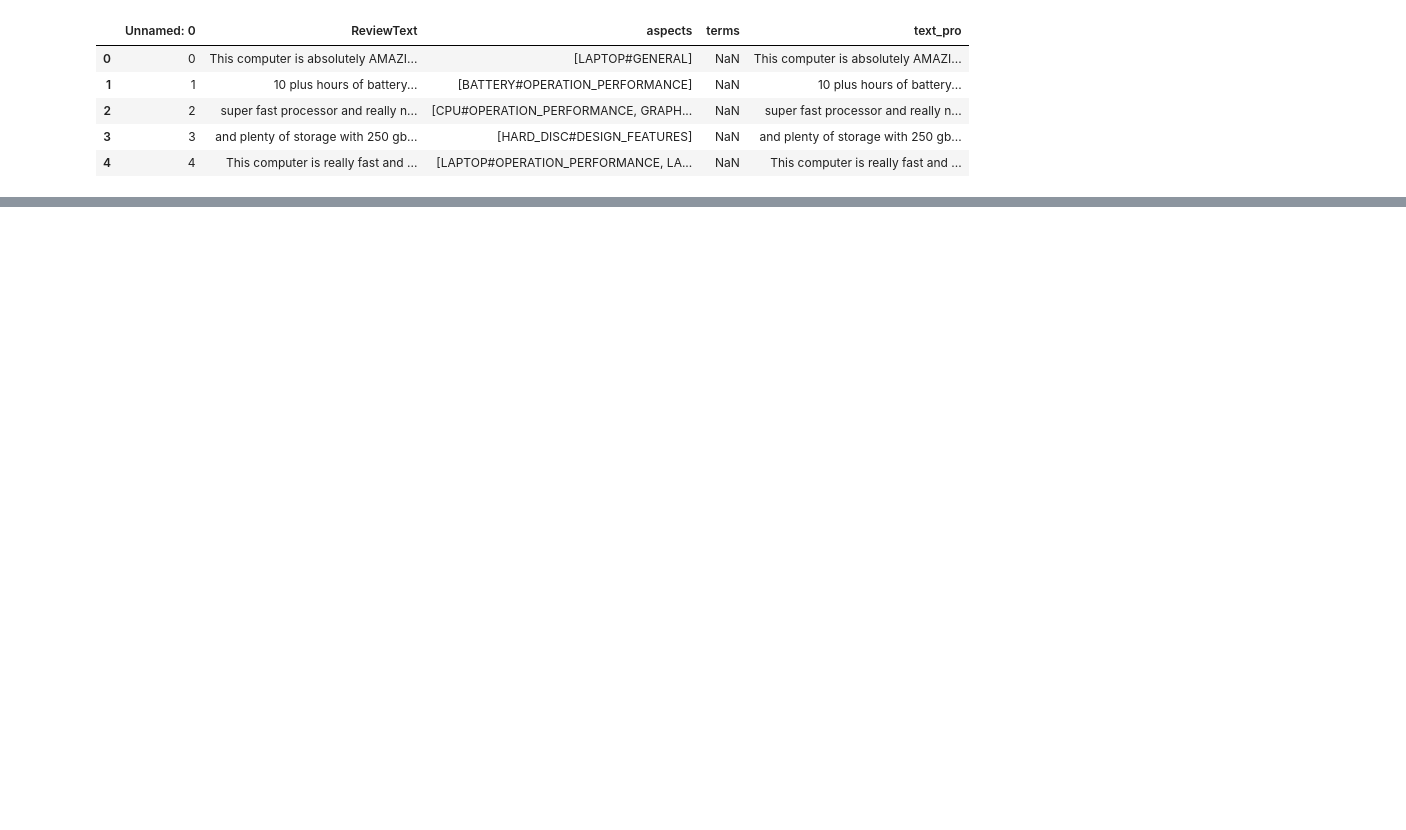
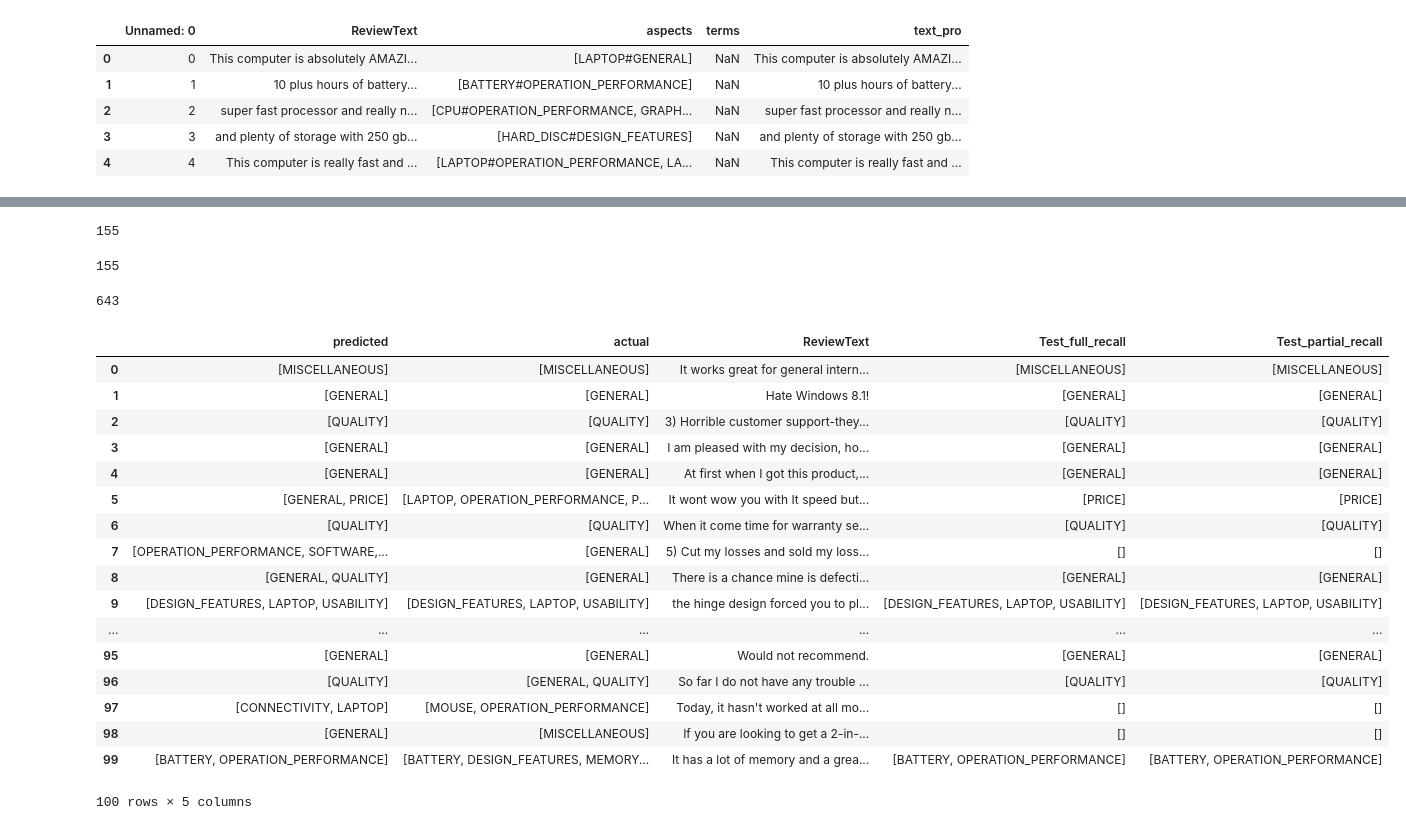
Before and after one commit to GielDerks/NLP_amazon_reviews, a Jupyter notebook: DEV Model Building.ipynb, the cells around one changed output, grey strips where cells are left out. Drawn from its saved outputs; the diff is of its cells as text; code cells hidden in the pictures; blank space fills up the shorter version.

```diff
--- a/DEV Model Building.ipynb
+++ b/DEV Model Building.ipynb
@@ -87,0 +175,3 @@ annotated_reviews_df['aspect_second'] = annotated_reviews_df['aspects'].apply(on
+# %%
+annotated_reviews_df = annotated_reviews_df[annotated_reviews_df['aspect_final'] != 'REMOVE']
+len(annotated_reviews_df)
@@ -181,6 +304,6 @@ pickle.dump(text_clf, open(filename, 'wb'))
 # %%
 #type(predict_proba.toarray().tolist()[1])
-check_row = 27
+check_row = 36
 print(mlb.classes_[predicted.toarray().tolist()[check_row].index(1)])
 print(mlb.classes_[y_test.tolist()[check_row].index(1)])
 # %% [output]
@@ -292,3 +394,0 @@ print(len(data_list))
-# %%
-validation_df['Test4Match'] = data_list
-validation_df['Test4Match'].value_counts().plot(kind='bar', figsize=(15,7))
@@ -337,0 +395,66 @@ validation_df.head(50)
+# %%
+data_list = []
+partial_recall = []
+
+for index, row in validation_df.iterrows():
+
+    ad_list = []
+    ad_p_list = []
+
+    for item in row['predicted']:
+
+        if item in row['actual']:
+            ad_list.append(item)
+
+        splitted = item.split('#')
+        item_split = splitted[0]
+
+        for thing in row['actual']:
+            t_splitted = thing.split('#')
+            t_split = t_splitted[0]
+
+            if t_split == item_split:
+                if t_split not in ad_p_list:
+                    ad_p_list.append(t_split)
+                else:
+                    continue
+
+    partial_recall.append(ad_p_list)
+    data_list.append(ad_list)
+
+
+validation_df['Test_full_recall'] = data_list
+validation_df['Test_partial_recall'] = partial_recall
+# %%
+len(validation_df[validation_df['Test_partial_recall'].astype(str) == '[]'])
+# %% [output]
+155
+# %%
+len(validation_df[validation_df['Test_full_recall'].astype(str) == '[]'])
+# %% [output]
+155
+# %%
+len(validation_df)
+# %% [output]
+643
+# %%
+validation_df[0:100]
+# %% [output]
+|  | predicted | actual | ReviewText | Test_full_recall | Test_partial_recall |
+| 0 | [MISCELLANEOUS] | [MISCELLANEOUS] | It works great for general intern... | [MISCELLANEOUS] | [MISCELLANEOUS] |
+| 1 | [GENERAL] | [GENERAL] | Hate Windows 8.1! | [GENERAL] | [GENERAL] |
+| 2 | [QUALITY] | [QUALITY] | 3) Horrible customer support-they... | [QUALITY] | [QUALITY] |
+| 3 | [GENERAL] | [GENERAL] | I am pleased with my decision, ho... | [GENERAL] | [GENERAL] |
+| 4 | [GENERAL] | [GENERAL] | At first when I got this product,... | [GENERAL] | [GENERAL] |
+| 5 | [GENERAL, PRICE] | [LAPTOP, OPERATION_PERFORMANCE, P... | It wont wow you with It speed but... | [PRICE] | [PRICE] |
+| 6 | [QUALITY] | [QUALITY] | When it come time for warranty se... | [QUALITY] | [QUALITY] |
+| 7 | [OPERATION_PERFORMANCE, SOFTWARE,... | [GENERAL] | 5) Cut my losses and sold my loss... | [] | [] |
+| 8 | [GENERAL, QUALITY] | [GENERAL] | There is a chance mine is defecti... | [GENERAL] | [GENERAL] |
+| 9 | [DESIGN_FEATURES, LAPTOP, USABILITY] | [DESIGN_FEATURES, LAPTOP, USABILITY] | the hinge design forced you to pl... | [DESIGN_FEATURES, LAPTOP, USABILITY] | [DESIGN_FEATURES, LAPTOP, USABILITY] |
+| ... | ... | ... | ... | ... | ... |
+| 95 | [GENERAL] | [GENERAL] | Would not recommend. | [GENERAL] | [GENERAL] |
+| 96 | [QUALITY] | [GENERAL, QUALITY] | So far I do not have any trouble ... | [QUALITY] | [QUALITY] |
+| 97 | [CONNECTIVITY, LAPTOP] | [MOUSE, OPERATION_PERFORMANCE] | Today, it hasn't worked at all mo... | [] | [] |
+| 98 | [GENERAL] | [MISCELLANEOUS] | If you are looking to get a 2-in-... | [] | [] |
+| 99 | [BATTERY, OPERATION_PERFORMANCE] | [BATTERY, DESIGN_FEATURES, MEMORY... | It has a lot of memory and a grea... | [BATTERY, OPERATION_PERFORMANCE] | [BATTERY, OPERATION_PERFORMANCE] |
+100 rows × 5 columns
```
Also changed, not shown: parts of 18 cells of this notebook, 3 other files.
